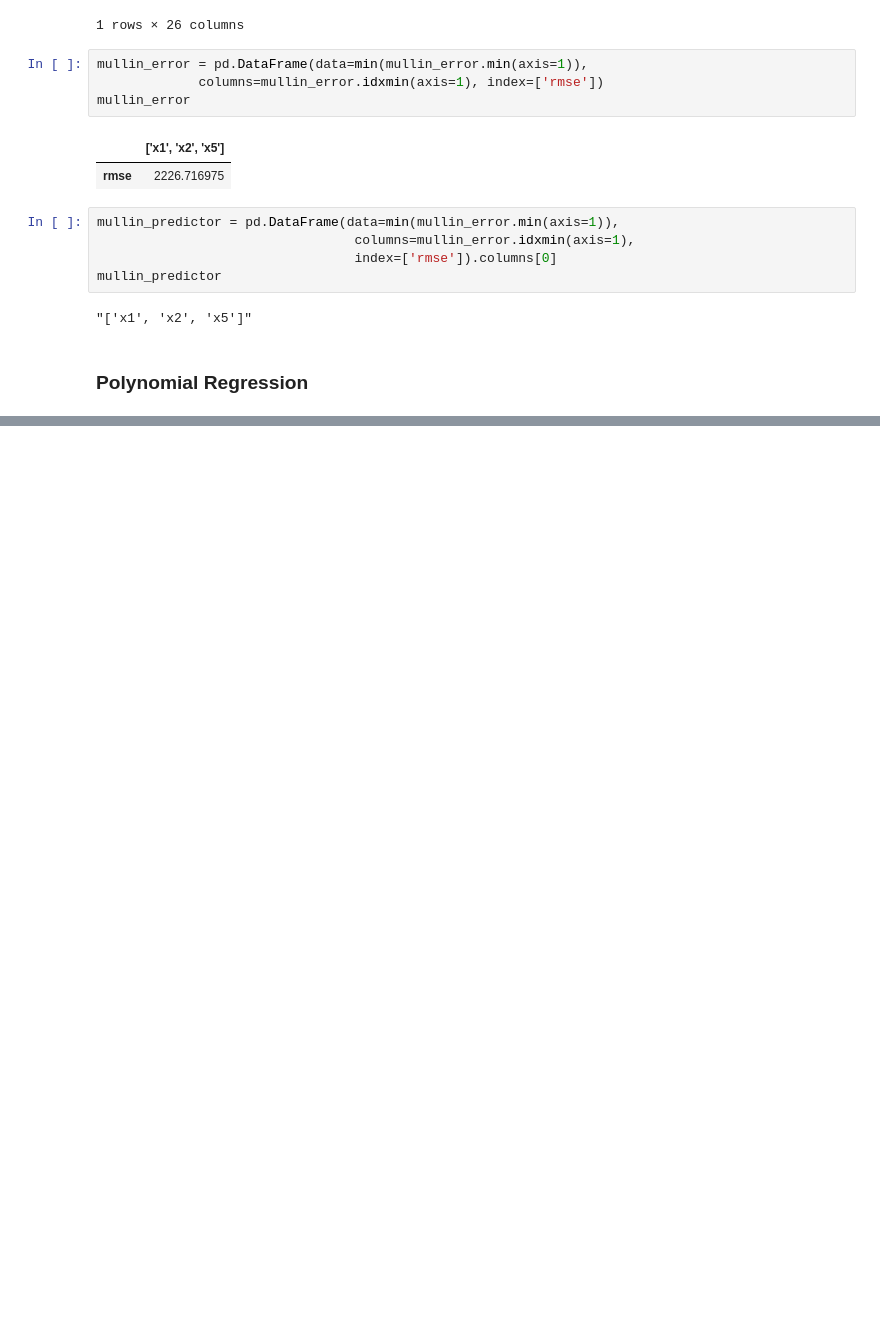
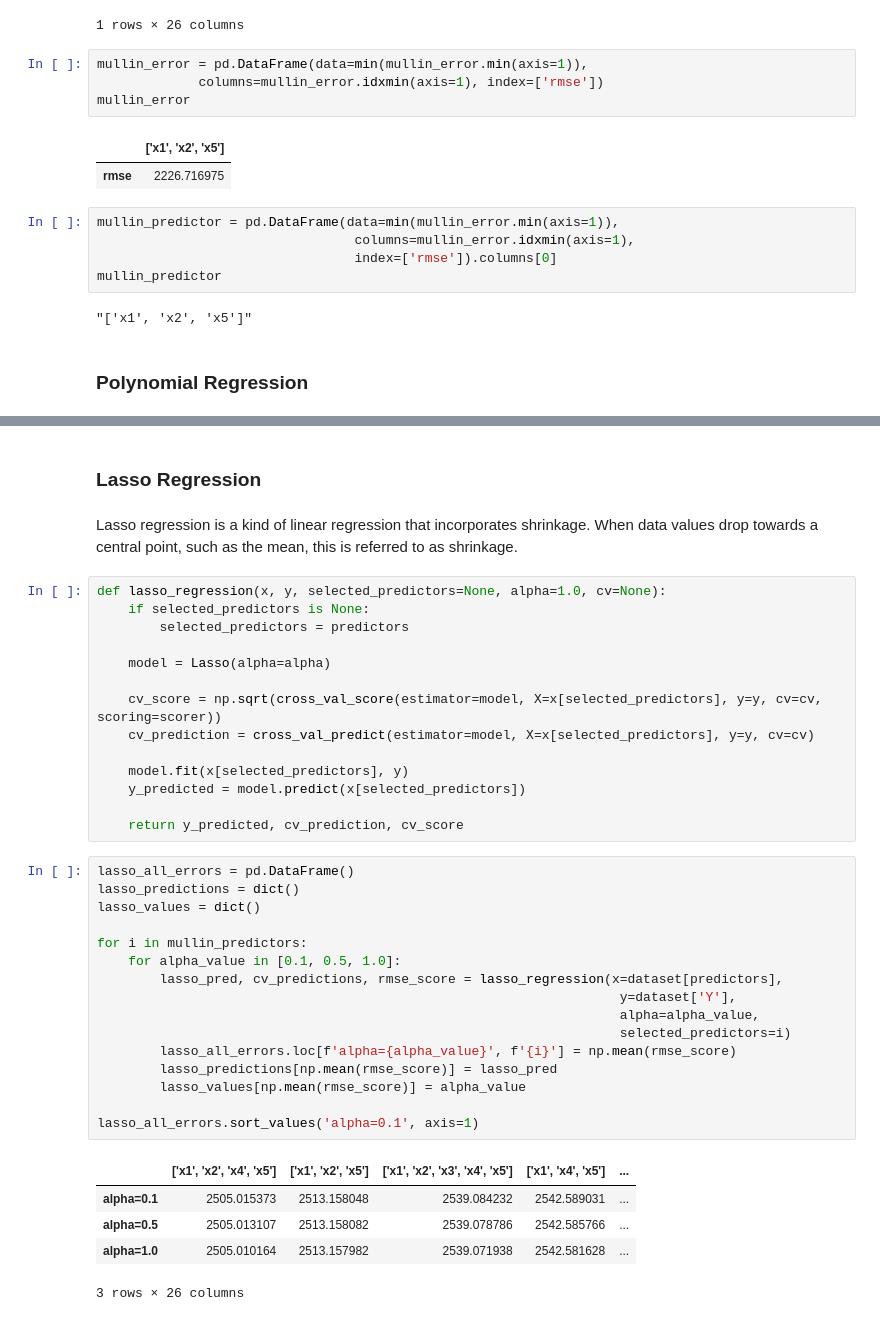
Before and after one commit to iremhttp/PredictingValues, a Jupyter notebook: main.ipynb, the cells around one changed output, grey strips where cells are left out. Saved outputs shown, nothing was run; the diff lists cells and outputs as text; blank space fills up the shorter version.

Commit message:
Lasso Regression updated

```diff
--- a/main.ipynb
+++ b/main.ipynb
@@ -429,0 +419,40 @@ knn_predictor
+# %% [markdown]
+### Lasso Regression
+# %% [markdown]
+Lasso regression is a kind of linear regression that incorporates shrinkage. When data values drop towards a central point, such as the mean, this is referred to as shrinkage.
+# %%
+def lasso_regression(x, y, selected_predictors=None, alpha=1.0, cv=None):
+    if selected_predictors is None:
+        selected_predictors = predictors
+
+    model = Lasso(alpha=alpha)
+
+    cv_score = np.sqrt(cross_val_score(estimator=model, X=x[selected_predictors], y=y, cv=cv, scoring=scorer))
+    cv_prediction = cross_val_predict(estimator=model, X=x[selected_predictors], y=y, cv=cv)
+
+    model.fit(x[selected_predictors], y)
+    y_predicted = model.predict(x[selected_predictors])
+
+    return y_predicted, cv_prediction, cv_score
+# %%
+lasso_all_errors = pd.DataFrame()
+lasso_predictions = dict()
+lasso_values = dict()
+
+for i in mullin_predictors:
+    for alpha_value in [0.1, 0.5, 1.0]:
+        lasso_pred, cv_predictions, rmse_score = lasso_regression(x=dataset[predictors],
+                                                                   y=dataset['Y'],
+                                                                   alpha=alpha_value,
+                                                                   selected_predictors=i)
+        lasso_all_errors.loc[f'alpha={alpha_value}', f'{i}'] = np.mean(rmse_score)
+        lasso_predictions[np.mean(rmse_score)] = lasso_pred
+        lasso_values[np.mean(rmse_score)] = alpha_value
+
+lasso_all_errors.sort_values('alpha=0.1', axis=1)
+# %% [output]
+|  | ['x1', 'x2', 'x4', 'x5'] | ['x1', 'x2', 'x5'] | ['x1', 'x2', 'x3', 'x4', 'x5'] | ['x1', 'x4', 'x5'] | ... |
+| alpha=0.1 | 2505.015373 | 2513.158048 | 2539.084232 | 2542.589031 | ... |
+| alpha=0.5 | 2505.013107 | 2513.158082 | 2539.078786 | 2542.585766 | ... |
+| alpha=1.0 | 2505.010164 | 2513.157982 | 2539.071938 | 2542.581628 | ... |
+3 rows × 26 columns
```
Also changed, not shown: parts of 35 cells of this notebook.
